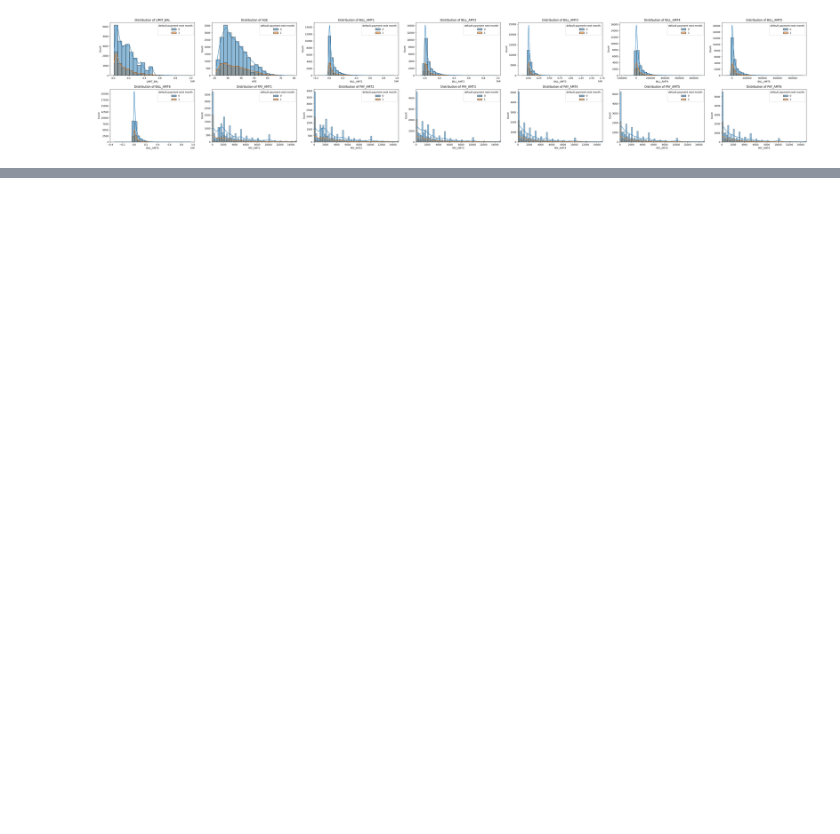
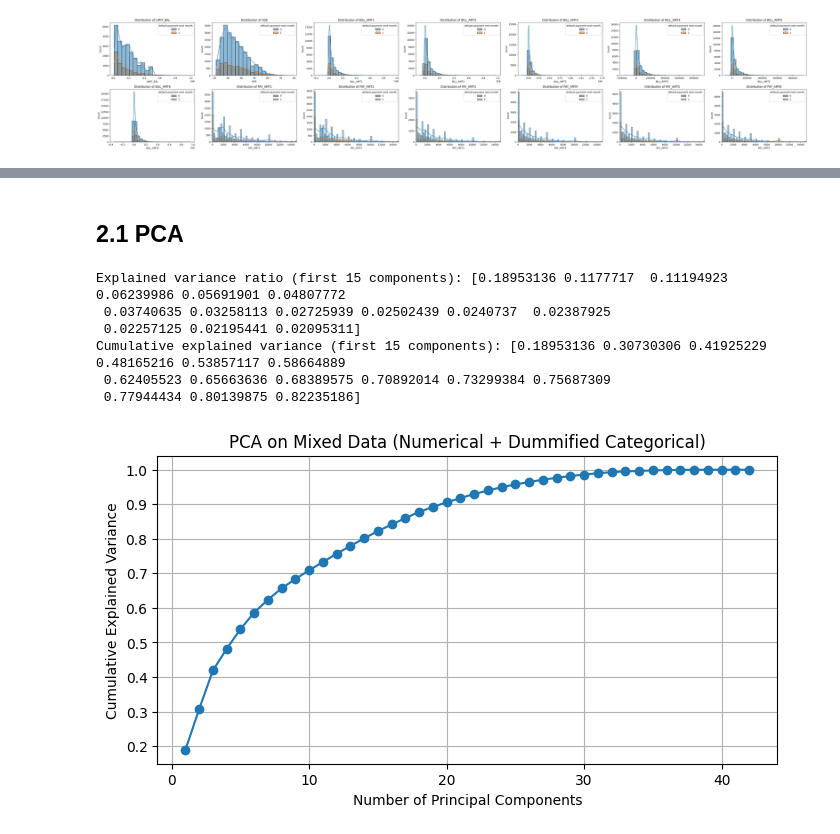
Before and after one commit to Roque97/DS-Project---Predicting-Default-of-Credit-Card-Clients-Taiwan-2005, a Jupyter notebook: notebooks/eda.ipynb, the cells around one changed output, grey strips where cells are left out. Saved outputs shown, nothing was run; the diff lists cells and outputs as text; code cells hidden in the pictures; blank space fills up the shorter version.

```diff
--- a/notebooks/eda.ipynb
+++ b/notebooks/eda.ipynb
@@ -394,17 +495,14 @@ This process separates good payment behavior from delays, making the features mo
 # Create a new dataset with engineered PAY_X features and remove the original PAY_X columns
 
 # List of PAY_X columns to transform and remove
-pay_cols = ['PAY_0', 'PAY_2', 'PAY_3', 'PAY_4', 'PAY_5', 'PAY_6']
-
-# Copy data for transformation
-new_data = data.copy()
+pay_cols = ['PAY_1', 'PAY_2', 'PAY_3', 'PAY_4', 'PAY_5', 'PAY_6']
 
 # Create new features
 for col in pay_cols:
-    new_data[f'{col}_no_consumption'] = (new_data[col] == -2).astype(int)
-    new_data[f'{col}_paid_duly'] = (new_data[col] == -1).astype(int)
-    new_data[f'{col}_delay'] = new_data[col].apply(lambda x: 0 if x < 0 else x)
-new_data[target] = new_data[target].astype(int)
+    preprocessed_data[f'{col}_no_consumption'] = (preprocessed_data[col] == -2).astype(bool)
+    preprocessed_data[f'{col}_paid_duly'] = (preprocessed_data[col] == -1).astype(bool)
+    preprocessed_data[f'{col}_delay'] = preprocessed_data[col].apply(lambda x: 0 if x < 0 else x)
+preprocessed_data[target] = preprocessed_data[target].astype(int)
 
 # Sanity check: ensure new columns exist and original columns will be dropped
 print("New columns added:", [f"{col}_no_consumption" for col in pay_cols] +
@@ -412,11 +510,10 @@ print("New columns added:", [f"{col}_no_consumption" for col in pay_cols] +
       [f"{col}_delay" for col in pay_cols])
 
 # Remove the original PAY_X columns
-new_data = new_data.drop(columns=pay_cols)
+preprocessed_data = preprocessed_data.drop(columns=pay_cols)
 
-# Check that original columns are removed
-print("Remaining columns:", new_data.columns)
-print("New data shape:", new_data.shape)
-print("Column types:\n", new_data.dtypes)
-print(new_data.head())
+preprocessed_data['avg_bill'] = preprocessed_data[['BILL_AMT1', 'BILL_AMT2', 'BILL_AMT3', 'BILL_AMT4', 'BILL_AMT5', 'BILL_AMT6']].mean(axis=1)
+preprocessed_data['avg_bill'] = preprocessed_data['avg_bill'].astype(float)
+
+print(preprocessed_data.dtypes)
 # %% [output]
@@ -440,12 +537,15 @@ New data shape: (29601, 37)
 # %%
+from src.feature_engineering import set_types_encoded
+
 # Dummyfication (one-hot encoding) of categorical variables in new_data
 
 # Exclude the target variable from dummyfication
-categorical_to_dummy = [col for col in new_data.select_dtypes(include='category').columns if col != target]
+categorical_to_dummy = [col for col in preprocessed_data.select_dtypes(include='category').columns if col != target]
 
 # Perform one-hot encoding, keeping the target as category
-data_encoded = pd.get_dummies(new_data, columns=categorical_to_dummy, drop_first=False)
+data_encoded = pd.get_dummies(preprocessed_data, columns=categorical_to_dummy, drop_first=False)
 
+data_encoded = set_types_encoded(data_encoded)
 # Show the resulting columns and shape
 print("Encoded data shape:", data_encoded.shape)
 print("Columns after dummyfication:", data_encoded.columns.tolist())
@@ -473,32 +573,45 @@ BILL_AMT5                      int64
+# %% [markdown]
+## 2.1 PCA
 # %%
 from sklearn.decomposition import PCA
 from sklearn.preprocessing import StandardScaler
 
 # Prepare data for PCA: use only numerical columns from data_encoded
 # Exclude ID and target variable
-pca_features = [col for col in data_encoded.columns if data_encoded[col].dtype in [np.int64, np.float64, bool] and col not in ['default payment next month']]
+pca_features = [col for col in data_encoded.columns if data_encoded[col].dtype in [np.int64, np.float64, bool] and col not in ['ID', 'default payment next month']]
 X = data_encoded[pca_features].astype(float)
 
 # Standardize features
 scaler = StandardScaler()
 X_scaled = scaler.fit_transform(X)
 
 # Fit PCA
 pca = PCA()
 X_pca = pca.fit_transform(X_scaled)
 
 # Explained variance
 explained_var = pca.explained_variance_ratio_
 cumulative_var = explained_var.cumsum()
 
-print("Explained variance ratio (first 10 components):", explained_var[:10])
-print("Cumulative explained variance (first 10 components):", cumulative_var[:10])
+print("Explained variance ratio (first 15 components):", explained_var[:15])
+print("Cumulative explained variance (first 15 components):", cumulative_var[:15])
+
+
+
 
 # Plot cumulative explained variance
 plt.figure(figsize=(8, 4))
 plt.plot(np.arange(1, len(cumulative_var) + 1), cumulative_var, marker='o')
 plt.xlabel('Number of Principal Components')
 plt.ylabel('Cumulative Explained Variance')
 plt.title('PCA on Mixed Data (Numerical + Dummified Categorical)')
 plt.grid(True)
 plt.show()
+# %% [output]
+Explained variance ratio (first 15 components): [0.18953136 0.1177717  0.11194923 0.06239986 0.05691901 0.04807772
+ 0.03740635 0.03258113 0.02725939 0.02502439 0.0240737  0.02387925
+ 0.02257125 0.02195441 0.02095311]
+Cumulative explained variance (first 15 components): [0.18953136 0.30730306 0.41925229 0.48165216 0.53857117 0.58664889
+ 0.62405523 0.65663636 0.68389575 0.70892014 0.73299384 0.75687309
+ 0.77944434 0.80139875 0.82235186]
+[figure, added]
```
Also changed, not shown: parts of 29 cells of this notebook, 8 other files.
